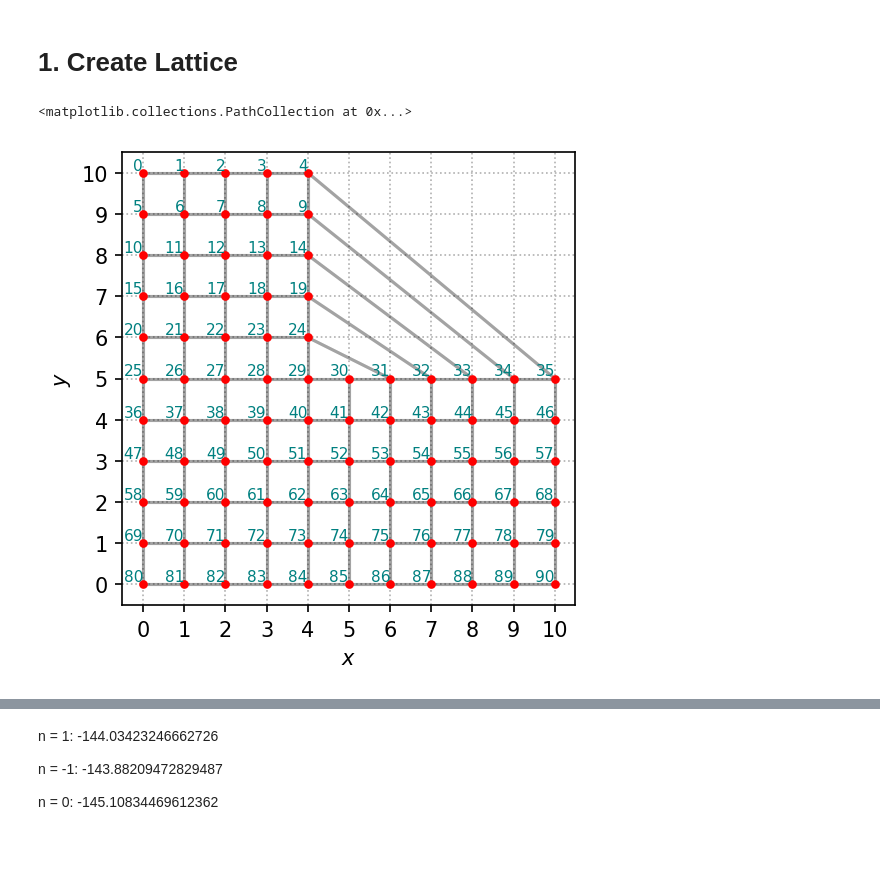
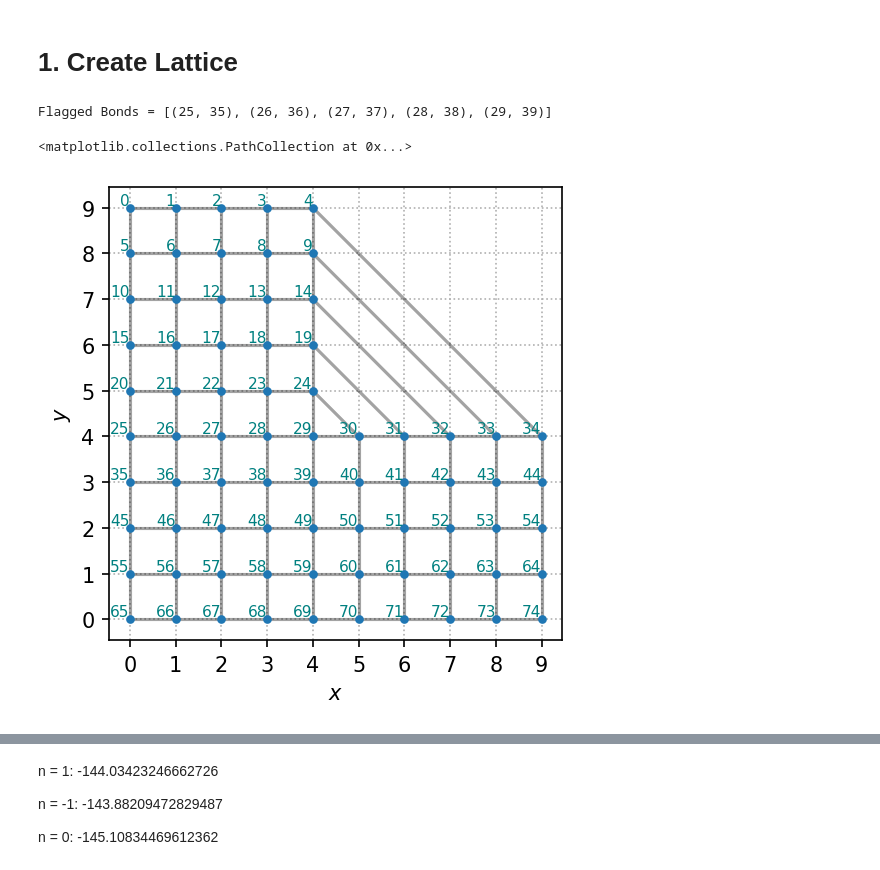
Before and after one commit to isschoch/chiral-p-wave-on-buckyball-geometry, a Jupyter notebook: sc_disclination.ipynb, the cells around one changed output, grey strips where cells are left out. Drawn from its saved outputs; the diff is of its cells as text; code cells hidden in the pictures.

```diff
--- a/sc_disclination.ipynb
+++ b/sc_disclination.ipynb
@@ -10,30 +10,36 @@ plt.rcParams["savefig.dpi"] = 150
 # %% [markdown]
 # 1. Create Lattice
 # %%
-n = 1
+n = -1
 hop_phase = np.exp(n * complex(0.0, 1.0) * np.pi / 2.0)
 
-
-N = 11
+N = 10
 lattice = SquareLattice(N, "open")
-lattice.add_edges(
-    [(N // 2 - 1 + i * N, N // 2 * N + N - 1 - i) for i in range(N // 2)],
+lattice.add_bonds(
+    [(N // 2 - 1 + j * N, N // 2 * N + N - 1 - j) for j in range(N // 2)],
     [(2, 0) for i in range(N // 2)],
 )
 lattice.remove_sites([(i * N + j) for i in range(N // 2) for j in range(N // 2, N)])
 
-# flagged_edges = [(28, 29), (39, 40), (50, 51), (61, 62), (72, 73), (83, 84)]
-# flagged_edges = [(51, 52), (62, 63), (73, 74), (84, 85)]
-# flagged_edges = [(25, 36), (26, 37), (27, 38), (28, 39), (29, 40)]
-flagged_edges = [(30, 31), (41, 42), (52, 53), (62, 64), (74, 75), (85, 86)]
+# flagged_bonds = [(28, 29), (39, 40), (50, 51), (61, 62), (72, 73), (83, 84)]
+# flagged_bonds = [(51, 52), (62, 63), (73, 74), (84, 85)]
+# flagged_bonds = [(20, 25), (22, 27), (21, 26), (23, 28), (24, 29)]
+# flagged_bonds = [(35, 4), (34, 9), (33, 14), (32, 19), (31, 24)]
+# flagged_bonds = [(25, 36), (26, 37), (27, 38), (28, 39), (29, 40)]
+# flagged_bonds = [(30, 31), (41, 42), (52, 53), (62, 64), (74, 75), (85, 86)]
+flagged_bonds = [
+    (N // 2 * (N // 2) + j, N // 2 * (N // 2) + N + j) for j in range(N // 2)
+]
+print("Flagged Bonds =", flagged_bonds)
 
 lattice_sites = lattice.get_sites()
-lattice_edges = lattice.get_edges()
+lattice_bonds = lattice.get_bonds()
 num_sites = lattice.get_num_sites()
-lattice.plot(True, c="r")
+lattice.plot(True)
 # %% [output]
-<matplotlib.collections.PathCollection at 0x...>
+Flagged Bonds = [(25, 35), (26, 36), (27, 37), (28, 38), (29, 39)]
+<matplotlib.collections.PathCollection at 0x...>
-[figure, old version]
+[figure, new version]
 # %%
 mu = 0.5
 delta = complex(0.5, 0.0)
```
Also changed, not shown: parts of 5 cells of this notebook, 10 other files.
